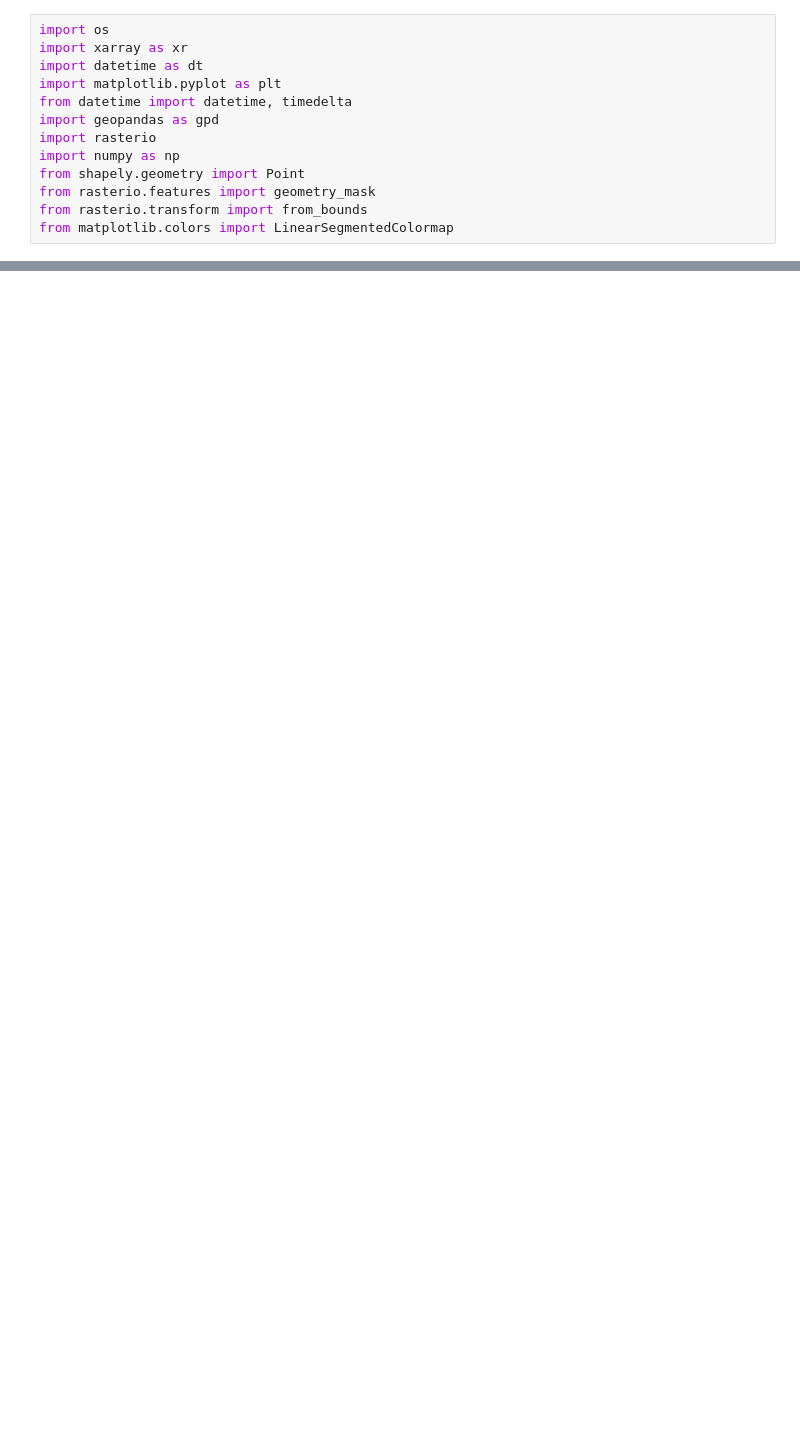
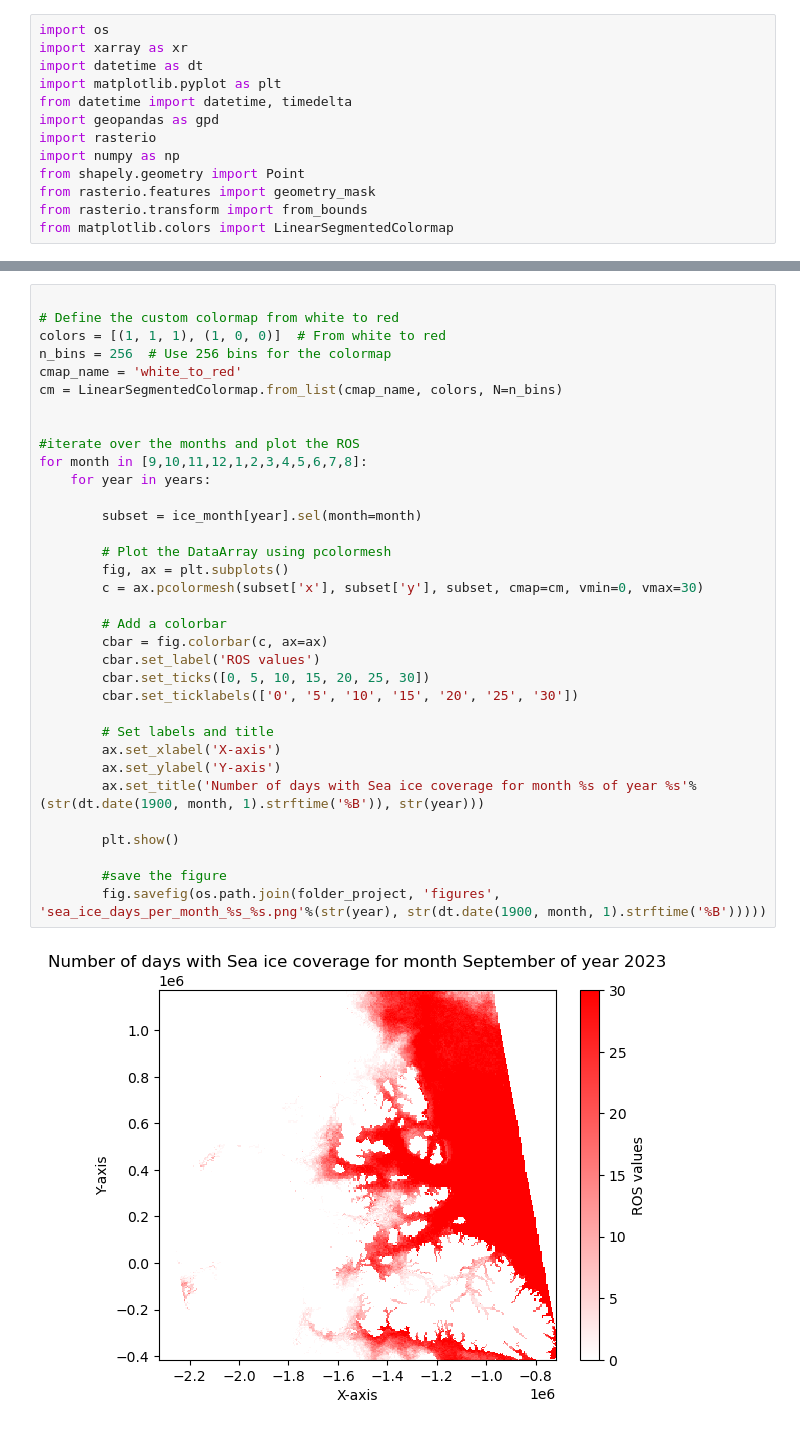
Before and after one commit to grimp-lab/ros, a Jupyter notebook: ros_analyses.ipynb, the cells around one changed output, grey strips where cells are left out. Drawn from its saved outputs; the diff is of its cells as text; blank space fills up the shorter version.

```diff
--- a/ros_analyses.ipynb
+++ b/ros_analyses.ipynb
@@ -136,0 +109,36 @@ ros_cumulated_per_month = ros_cumulated_per_month.where(mask_da, drop=False)
+# %%
+
+# Define the custom colormap from white to red
+colors = [(1, 1, 1), (1, 0, 0)]  # From white to red
+n_bins = 256  # Use 256 bins for the colormap
+cmap_name = 'white_to_red'
+cm = LinearSegmentedColormap.from_list(cmap_name, colors, N=n_bins)
+
+
+#iterate over the months and plot the ROS
+for month in [9,10,11,12,1,2,3,4,5,6,7,8]:
+    for year in years:
+
+        subset = ice_month[year].sel(month=month)
+
+        # Plot the DataArray using pcolormesh
+        fig, ax = plt.subplots()
+        c = ax.pcolormesh(subset['x'], subset['y'], subset, cmap=cm, vmin=0, vmax=30)
+
+        # Add a colorbar
+        cbar = fig.colorbar(c, ax=ax)
+        cbar.set_label('ROS values')
+        cbar.set_ticks([0, 5, 10, 15, 20, 25, 30])
+        cbar.set_ticklabels(['0', '5', '10', '15', '20', '25', '30'])
+
+        # Set labels and title
+        ax.set_xlabel('X-axis')
+        ax.set_ylabel('Y-axis')
+        ax.set_title('Number of days with Sea ice coverage for month %s of year %s'%(str(dt.date(1900, month, 1).strftime('%B')), str(year)))
+
+        plt.show()
+
+        #save the figure
+        fig.savefig(os.path.join(folder_project, 'figures', 'sea_ice_days_per_month_%s_%s.png'%(str(year), str(dt.date(1900, month, 1).strftime('%B')))))
+# %% [output]
+[figure, added]
```
Also changed, not shown: parts of 15 cells of this notebook, 6 other files.
